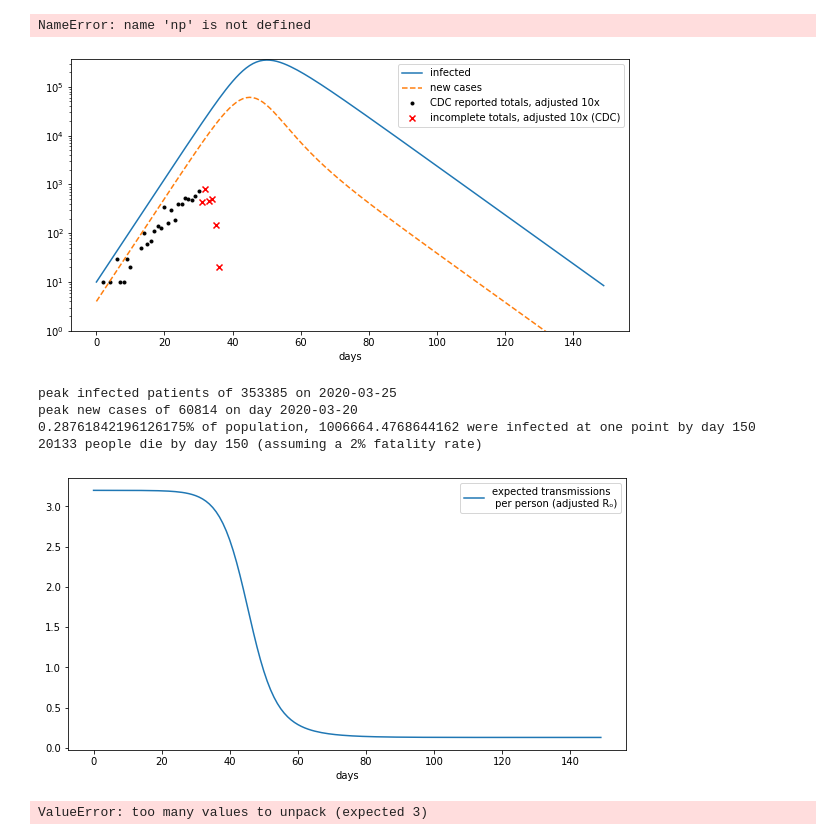
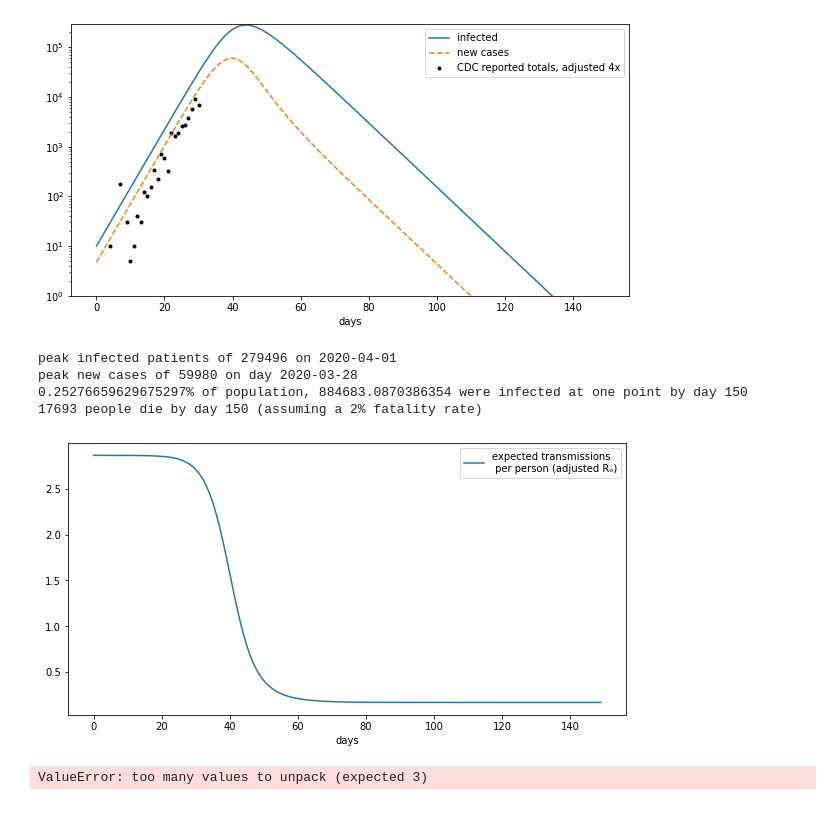
Before and after one commit to PorkShoulderHolder/epidemiology, a Jupyter notebook: sid.ipynb, the cells around one changed output. Drawn from its saved outputs; the diff is of its cells as text; code cells hidden in the pictures.

Commit message:
new data

```diff
--- a/sid.ipynb
+++ b/sid.ipynb
@@ -112,7 +112,24 @@ def fetch_johnshopkins_totals():
     epi_data = requests.get('https://raw.githubusercontent.com/CSSEGISandData/COVID-19/master/csse_covid_19_data/csse_covid_19_time_series/time_series_19-covid-Confirmed.csv')
     epi_json = pd.read_csv(StringIO(epi_data.text))
     epi_json = epi_json.groupby(['Country/Region']).sum()
-    return epi_json[epi_json.index == 'Italy']
 
-print(fetch_johnshopkins_totals())
+    us_info = epi_json[epi_json.index == 'US']
+
+    vals = us_info.values[0][3:]
+    days = [date(day=int(d.split('/')[1]),
+                      month=int(d.split('/')[0]),
+                      year=int(d.split('/')[2])) for d in us_info.columns[3:]]
+    return days, vals
+
+
+def fetch_johnshopkins_byday():
+    epi_data = requests.get('https://raw.githubusercontent.com/CSSEGISandData/COVID-19/master/csse_covid_19_data/csse_covid_19_time_series/time_series_19-covid-Confirmed.csv')
+    epi_json = pd.read_csv(StringIO(epi_data.text))
+    epi_json = epi_json.groupby(['Country/Region']).sum()
+    us_info = epi_json[epi_json.index == 'US']
+    vals = us_info.values[0][3:] - us_info.values[0][2:-1]
+    days = us_info.columns[3:]
+    return days, vals
+
+print(fetch_johnshopkins_byday())
 # %% [output]
@@ -132,50 +155,48 @@ Italy             9172    10149    12462    12462    17660    21157    24747
 # %%
 cases = np.array([0.000001,0.00001,1,0.00001,1,0.00001,3,1,1,3,2,0.00001,0.00001,5,10,6,7,11,14,13,34,16,30,19,40,40,53,51,48,58,74,43,79,46,50,15,2,0.00001])
-dates, cases = fetch_cdc_cases()
-cases = np.array(cases)
+dates, cases = fetch_johnshopkins_byday()
+cases = np.array(cases[25:])
-# %% [output]
-NameError: name 'np' is not defined
 # %%
-infection_time = 5
+infection_time = 6
 sp = pd.read_csv("~/Downloads/^GSPC.csv")
-
+first_date = datetime(day=17, month=2, year=2020).date()
 from datetime import datetime, timedelta
 inverse_time = 1 / infection_time
-s, i, r, b, n = sir_beta(350000000, 0.40, inverse_time, 1113)
+s, i, r, b, n = sir_beta(350000000, 0.477, inverse_time, 1113)
 t = np.array(range(0, 150))
 plt.figure(figsize=(10,5))
 
+
 plt.plot(t , i, label='infected')
-plt.plot(t , np.array(n), '--', label='new cases')
-plt.scatter(t[:len(cases) - 7], cases[:-7] * 10, marker='.', c='k', label='CDC reported totals, adjusted 10x')
-plt.scatter(t[len(cases) - 7: len(cases)], cases[-7:] * 10, marker='x', c='r',label='incomplete totals, adjusted 10x (CDC)')
+plt.plot(t, np.array(n), '--', label='new cases')
+plt.scatter(t[:len(cases)], cases[:] * 5, marker='.', c='k', label='CDC reported totals, adjusted 4x')
+# plt.scatter(t[len(cases) - 7: len(cases)], cases[-7:] * 4, marker='x', c='r',label='incomplete totals, adjusted 10x (CDC)')
 plt.ylim(bottom=1)
 plt.yscale('log')
-
 plt.xlabel('days')
 plt.legend(loc='upper right')
 plt.show()
 
 
 
-print("peak infected patients of {0} on {1}".format(int(max(i)), timedelta(days=int(np.argmax(i))) + datetime(day=4, month=2, year=2020).date()))
-print("peak new cases of {0} on day {1}".format(int(max(n)), timedelta(days=int(np.argmax(n))) + datetime(day=4, month=2, year=2020).date()))
+print("peak infected patients of {0} on {1}".format(int(max(i)), timedelta(days=int(np.argmax(i))) + first_date))
+print("peak new cases of {0} on day {1}".format(int(max(n)), timedelta(days=int(np.argmax(n))) + first_date))
 print("{}% of population, {} were infected at one point by day {}".format(max(r) / (float(s[0] + i[0] + r[0])) * 100, max(r), len(r)) )
 print("{} people die by day {} (assuming a 2% fatality rate)".format( int(max(r) * 0.02), len(r)))
 plt.figure(figsize=(10,5))
 
 plt.plot(t, [a / inverse_time for a in b], label='expected transmissions \n per person (adjusted Rₒ)')
 plt.legend()
 plt.xlabel('days')
 
 plt.show()
 # %% [output]
-[figure, old version]
+[figure, new version]
-peak infected patients of 353385 on 2020-03-25
-peak new cases of 60814 on day 2020-03-20
-0.28761842196126175% of population, 1006664.4768644162 were infected at one point by day 150
-20133 people die by day 150 (assuming a 2% fatality rate)
+peak infected patients of 279496 on 2020-04-01
+peak new cases of 59980 on day 2020-03-28
+0.25276659629675297% of population, 884683.0870386354 were infected at one point by day 150
+17693 people die by day 150 (assuming a 2% fatality rate)
-[figure, old version]
+[figure, new version]
 # %%
 s, i, r = sir(8500000, (1 / 8500000.0) * 0.5, 0.2)
 # %% [output]
```
Also changed, not shown: parts of 5 cells of this notebook.
